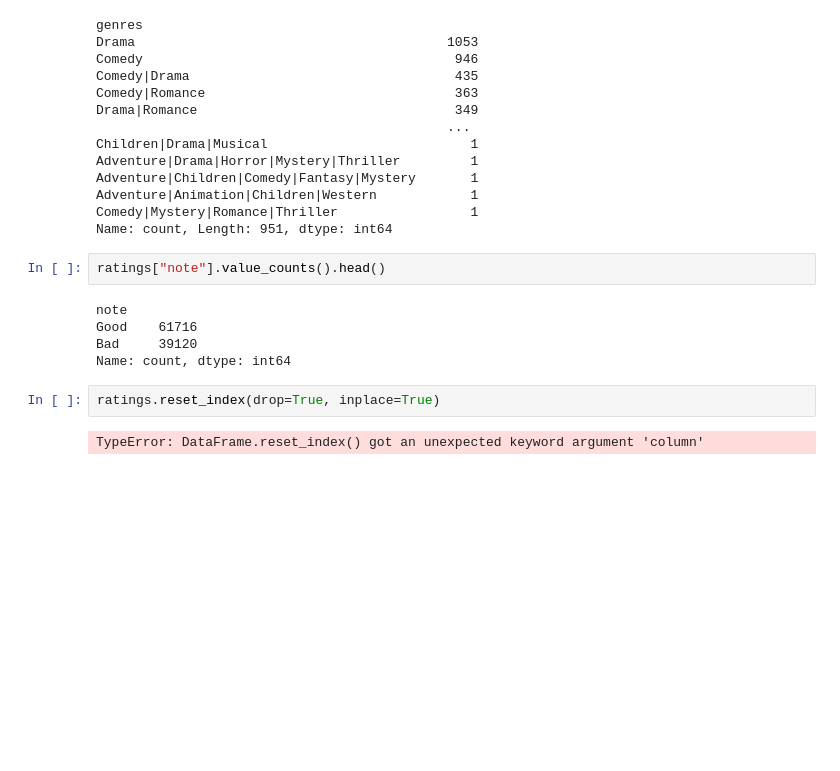
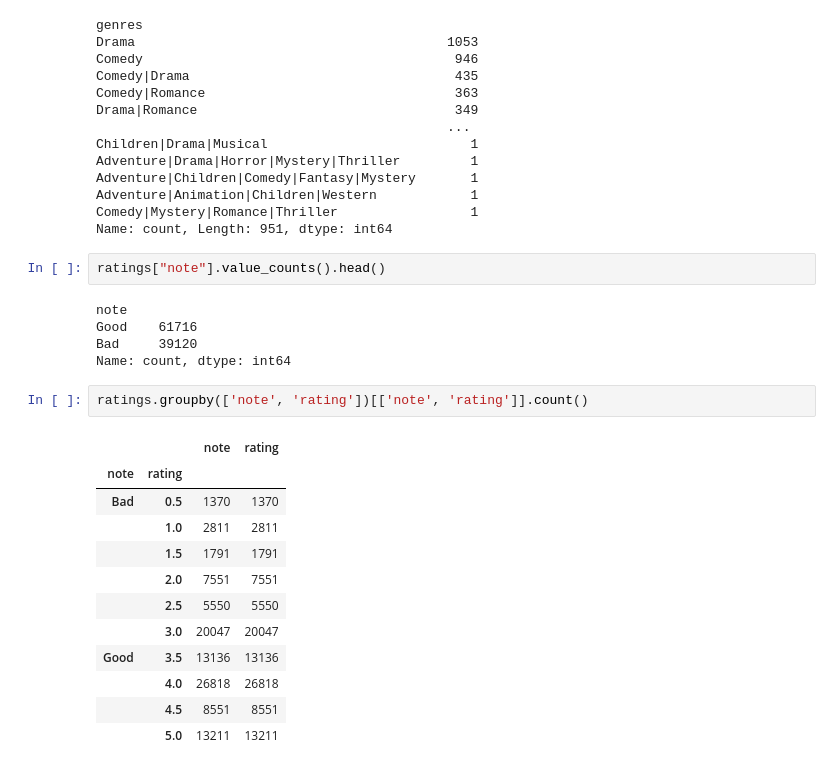
Before and after one commit to Ilies-Bouderba/MoviesRating, a Jupyter notebook: notebooks/01_python_basics.ipynb, the cells around one changed output. Drawn from its saved outputs; the diff is of its cells as text; blank space fills up the shorter version.

```diff
--- a/notebooks/01_python_basics.ipynb
+++ b/notebooks/01_python_basics.ipynb
@@ -385,6 +385,17 @@ Good    61716
 Bad     39120
 Name: count, dtype: int64
 # %%
-ratings.reset_index(drop=True, inplace=True)
+ratings.groupby(['note', 'rating'])[['note', 'rating']].count()
 # %% [output]
-TypeError: DataFrame.reset_index() got an unexpected keyword argument 'column'
+|  |  | note | rating |
+| note | rating |  |  |
+| Bad | 0.5 | 1370 | 1370 |
+|  | 1.0 | 2811 | 2811 |
+|  | 1.5 | 1791 | 1791 |
+|  | 2.0 | 7551 | 7551 |
+|  | 2.5 | 5550 | 5550 |
+|  | 3.0 | 20047 | 20047 |
+| Good | 3.5 | 13136 | 13136 |
+|  | 4.0 | 26818 | 26818 |
+|  | 4.5 | 8551 | 8551 |
+|  | 5.0 | 13211 | 13211 |
```
Also changed, not shown: 6 other files.
